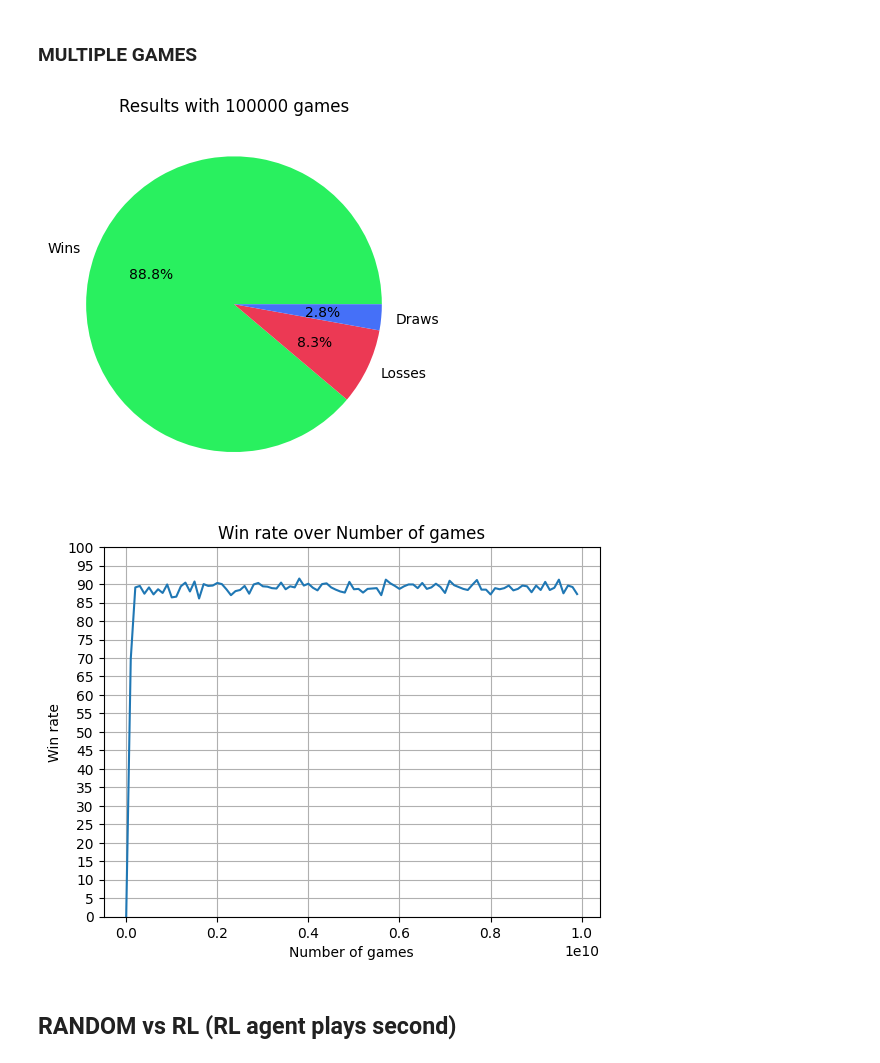
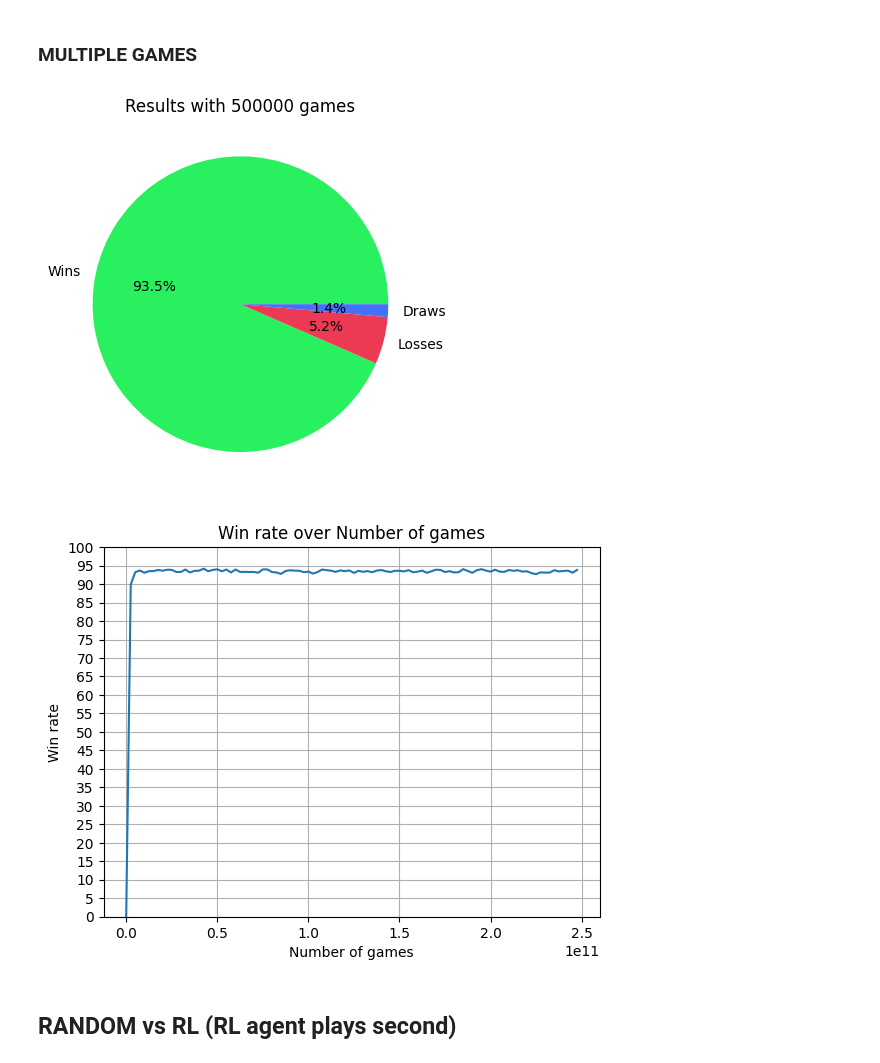
Before and after one commit to andrea-ga/computational-intelligence, a Jupyter notebook: labs/lab10/lab10.ipynb, the cells around one changed output. Drawn from its saved outputs; the diff is of its cells as text; code cells hidden in the pictures.

```diff
--- a/labs/lab10/lab10.ipynb
+++ b/labs/lab10/lab10.ipynb
@@ -99,16 +100,15 @@ def select_action(Q_table, state):
 
     return action
 # %%
-alpha = 0.3
-gamma = 0.8
-
-def update_Q_table(Q_table, state, action, reward, next_state):
+def update_Q_table(Q_table, alpha, gamma, state, action, reward, next_state):
+    # Insert the state inside the Q_table if it has not an entry yet
     if state not in Q_table:
         Q_table[state] = np.array([0.0, 0.0, 0.0, 0.0, 0.0, 0.0, 0.0, 0.0, 0.0])
-
+    # Insert the next_state inside the Q_table if it has not an entry yet
     if next_state not in Q_table:
         Q_table[next_state] = np.array([0.0, 0.0, 0.0, 0.0, 0.0, 0.0, 0.0, 0.0, 0.0])
 
+    # Find the highest value for the next_state
     max_next_Q = np.max(Q_table[next_state])
     #TEMPORAL DIFFERENCE
     Q_table[state][action-1] = (1 - alpha) * Q_table[state][action-1] + alpha * (reward + gamma * max_next_Q)
@@ -117,7 +117,7 @@ def update_Q_table(Q_table, state, action, reward, next_state):
 # %% [markdown]
 ## RL vs RANDOM (RL agent plays first)
 # %%
-def rl_game(Q_table):
+def rl_game(Q_table, alpha, gamma):
     trajectory = list()
     state = State(set(), set())
     available = set(range(1, 9+1))
@@ -133,7 +133,8 @@ def rl_game(Q_table):
         available.remove(x)
 
         reward = state_value(next_state)
-        update_Q_table(Q_table, (frozenset(state.x), frozenset(state.o)), action, reward, (frozenset(next_state.x), frozenset(next_state.o)))
+        update_Q_table(Q_table, alpha, gamma, (frozenset(state.x), frozenset(state.o)), action, reward,
+                       (frozenset(next_state.x), frozenset(next_state.o)))
 
         state = next_state
 
@@ -146,7 +147,8 @@ def rl_game(Q_table):
 
             action = o
             reward = state_value(next_state)
-            update_Q_table(Q_table, (frozenset(state.x), frozenset(state.o)), action, reward, (frozenset(next_state.x), frozenset(next_state.o)))
+            update_Q_table(Q_table, alpha, gamma, (frozenset(state.x), frozenset(state.o)), action, reward,
+                           (frozenset(next_state.x), frozenset(next_state.o)))
 
             state = next_state
 
@@ -162,7 +164,9 @@ def rl_game(Q_table):
 ### SINGLE GAME
 # %%
 Q_table = defaultdict(list)
-winner, trajectory =  rl_game(Q_table)
+alpha = 0.3
+gamma = 0.8
+winner, trajectory =  rl_game(Q_table, alpha, gamma)
 dict = {0:"-", 1:"X", 2:"O"}
 print(f"WINNER: {dict[winner]}")
 print(Q_table)
@@ -193,39 +197,42 @@ OXO
 Q_table = defaultdict(list)
 counter_w = 0
 counter_l = 0
-iterations = 100_000
-it_step = 1_000
+iterations = 500_000
+it_step = 5_000
 history = []
 time = []
+alpha = 0.1
+gamma = 0.9
 
 for i in tqdm(range(iterations)):
-    winner, trajectory =  rl_game(Q_table)
+    winner, trajectory =  rl_game(Q_table, alpha, gamma)
     if winner == 1:
         counter_w += 1
     elif winner == 2:
         counter_l += 1
 
+    # Update the history for plotting the graph
     if i % it_step == 0:
         act_counter = counter_w
         for w in history:
             act_counter -= w
 
         history.append(act_counter)
         time.append((i+1) * iterations)
 
 draw_pie_chart(counter_w, counter_l, iterations - counter_w - counter_l, f"Results with {iterations} games")
 
 plt.plot(time, [h*100/it_step for h in history])
 plt.title("Win rate over Number of games")
 plt.xlabel("Number of games")
 plt.ylabel("Win rate")
 plt.ylim(0, 100)
 plt.yticks(range(0, 101, 5))
 plt.grid(True)
 plt.show()
 # %% [output]
-[figure, old version]
+[figure, new version]
-[figure, old version]
+[figure, new version]
 # %% [markdown]
 ## RANDOM vs RL (RL agent plays second)
 # %%
```
Also changed, not shown: parts of 4 cells of this notebook.
